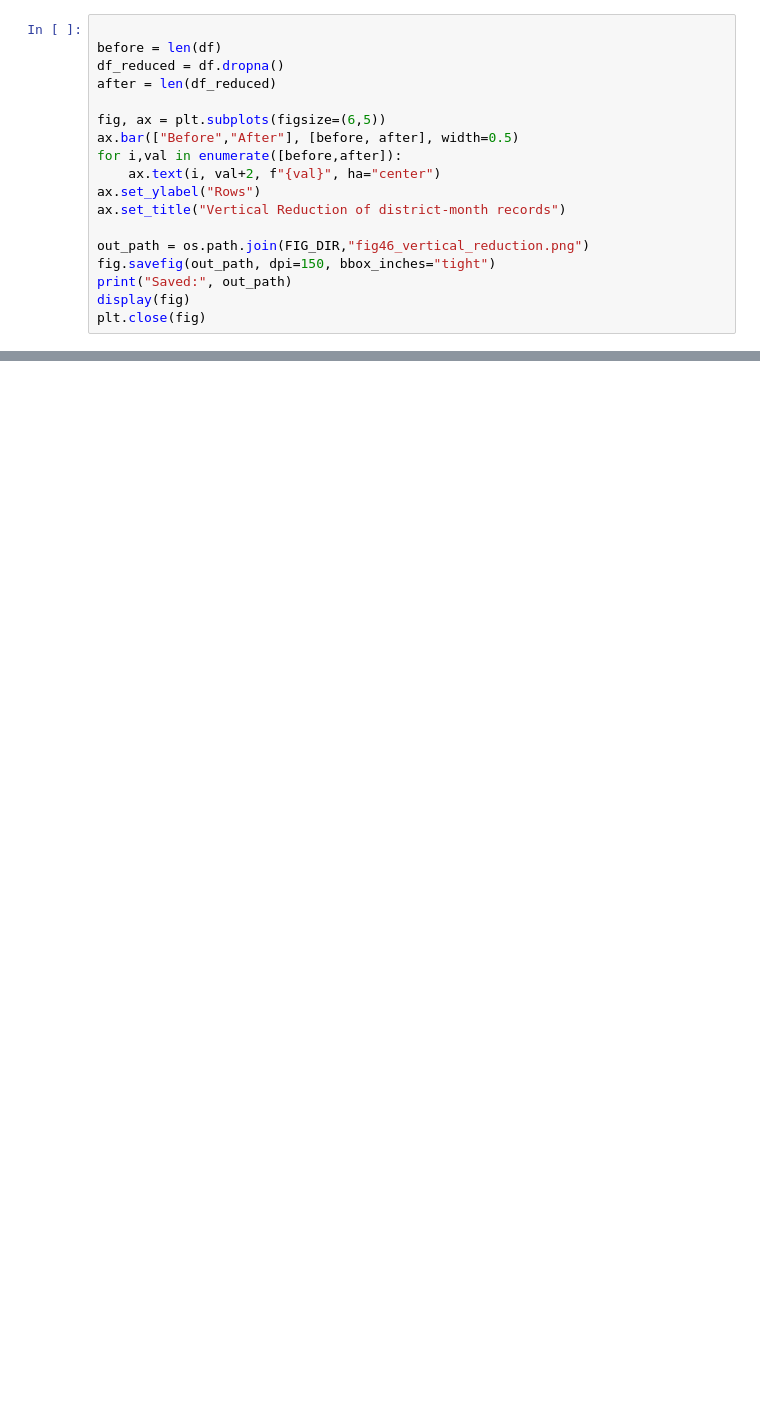
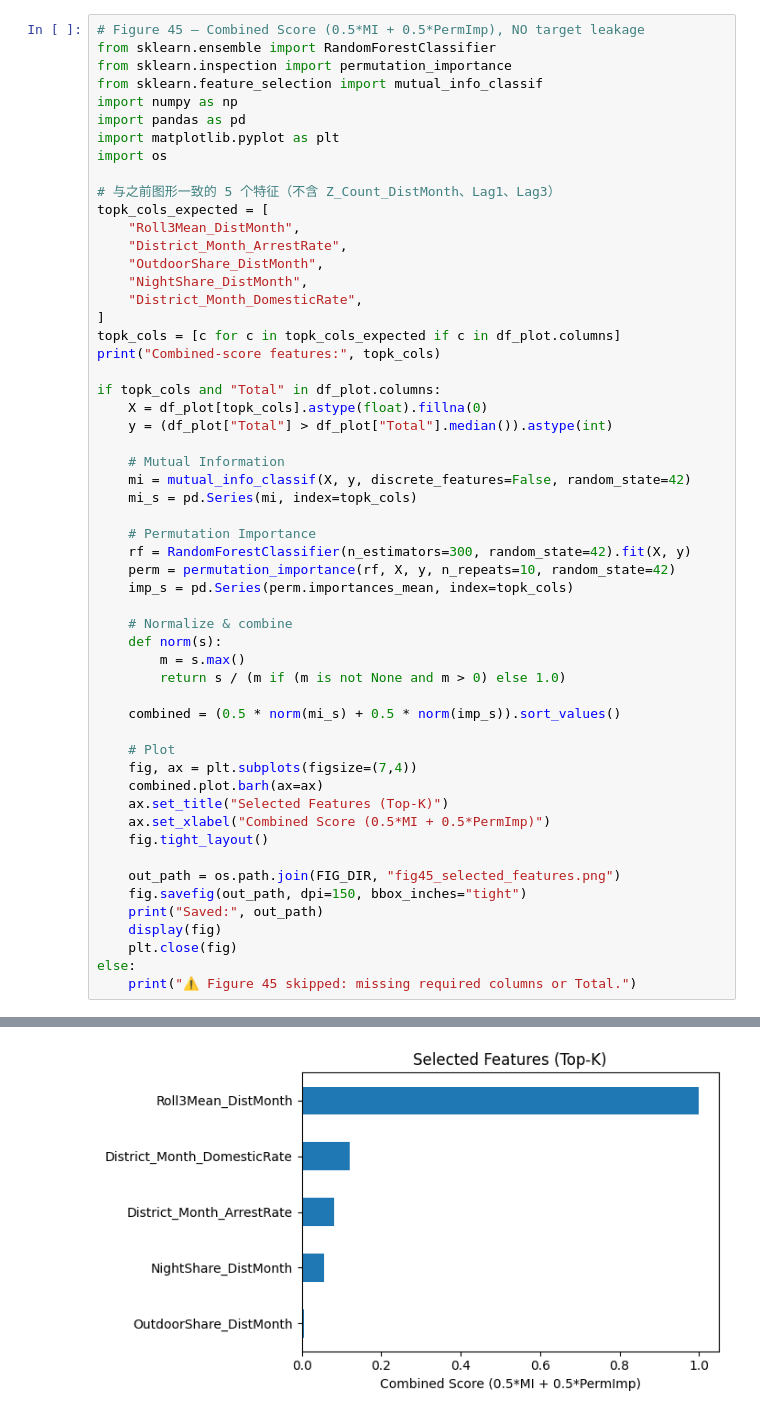
Before and after one commit to susie682/Infosys722--Assignment-4-BDAS, a Jupyter notebook: 4_1_DataReduction.ipynb, the cells around one changed output, grey strips where cells are left out. Drawn from its saved outputs; the diff is of its cells as text; blank space fills up the shorter version.

```diff
--- a/4_1_DataReduction.ipynb
+++ b/4_1_DataReduction.ipynb
@@ -146,18 +215,56 @@ Saved: /content/drive/MyDrive/Infosys 722/figs/fig45_selected_features.png
-# %%
-
-before = len(df)
-df_reduced = df.dropna()
-after = len(df_reduced)
-
-fig, ax = plt.subplots(figsize=(6,5))
-ax.bar(["Before","After"], [before, after], width=0.5)
-for i,val in enumerate([before,after]):
-    ax.text(i, val+2, f"{val}", ha="center")
-ax.set_ylabel("Rows")
-ax.set_title("Vertical Reduction of district-month records")
-
-out_path = os.path.join(FIG_DIR,"fig46_vertical_reduction.png")
-fig.savefig(out_path, dpi=150, bbox_inches="tight")
-print("Saved:", out_path)
-display(fig)
-plt.close(fig)
+# %%
+# Figure 45 — Combined Score (0.5*MI + 0.5*PermImp), NO target leakage
+from sklearn.ensemble import RandomForestClassifier
+from sklearn.inspection import permutation_importance
+from sklearn.feature_selection import mutual_info_classif
+import numpy as np
+import pandas as pd
+import matplotlib.pyplot as plt
+import os
+
+# 与之前图形一致的 5 个特征（不含 Z_Count_DistMonth、Lag1、Lag3）
+topk_cols_expected = [
+    "Roll3Mean_DistMonth",
+    "District_Month_ArrestRate",
+    "OutdoorShare_DistMonth",
+    "NightShare_DistMonth",
+    "District_Month_DomesticRate",
+]
+topk_cols = [c for c in topk_cols_expected if c in df_plot.columns]
+print("Combined-score features:", topk_cols)
+
+if topk_cols and "Total" in df_plot.columns:
+    X = df_plot[topk_cols].astype(float).fillna(0)
+    y = (df_plot["Total"] > df_plot["Total"].median()).astype(int)
+
+    # Mutual Information
+    mi = mutual_info_classif(X, y, discrete_features=False, random_state=42)
+    mi_s = pd.Series(mi, index=topk_cols)
+
+    # Permutation Importance
+    rf = RandomForestClassifier(n_estimators=300, random_state=42).fit(X, y)
+    perm = permutation_importance(rf, X, y, n_repeats=10, random_state=42)
+    imp_s = pd.Series(perm.importances_mean, index=topk_cols)
+
+    # Normalize & combine
+    def norm(s):
+        m = s.max()
+        return s / (m if (m is not None and m > 0) else 1.0)
+
+    combined = (0.5 * norm(mi_s) + 0.5 * norm(imp_s)).sort_values()
+
+    # Plot
+    fig, ax = plt.subplots(figsize=(7,4))
+    combined.plot.barh(ax=ax)
+    ax.set_title("Selected Features (Top-K)")
+    ax.set_xlabel("Combined Score (0.5*MI + 0.5*PermImp)")
+    fig.tight_layout()
+
+    out_path = os.path.join(FIG_DIR, "fig45_selected_features.png")
+    fig.savefig(out_path, dpi=150, bbox_inches="tight")
+    print("Saved:", out_path)
+    display(fig)
+    plt.close(fig)
+else:
+    print("⚠️ Figure 45 skipped: missing required columns or Total.")
+# %% [output]
@@ -163,0 +273 @@ plt.close(fig)
+[figure, added]
```
Also changed, not shown: parts of 13 cells of this notebook.
